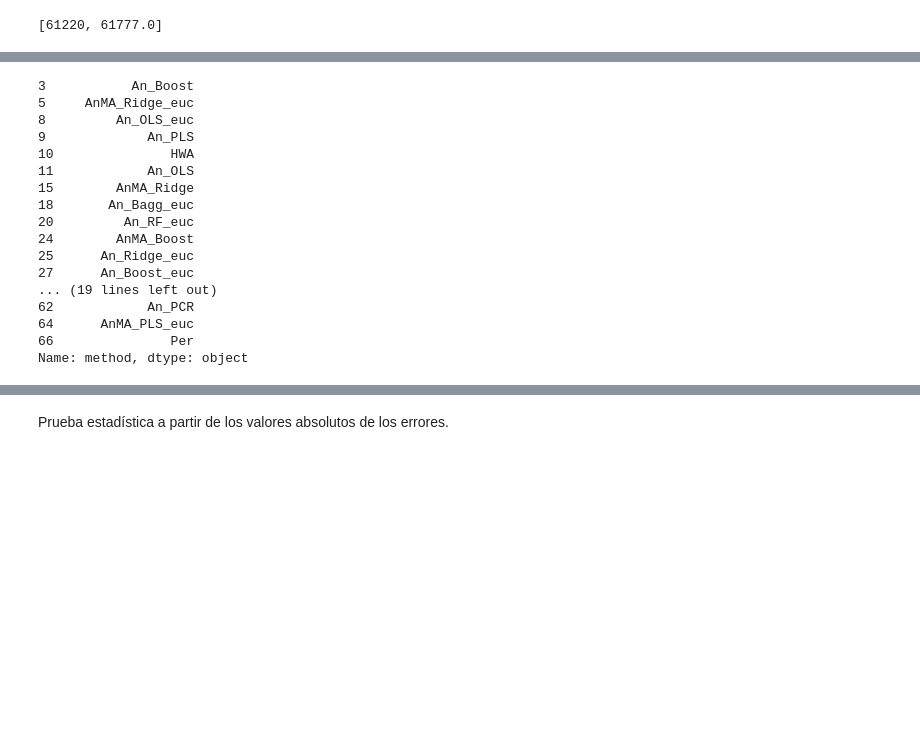
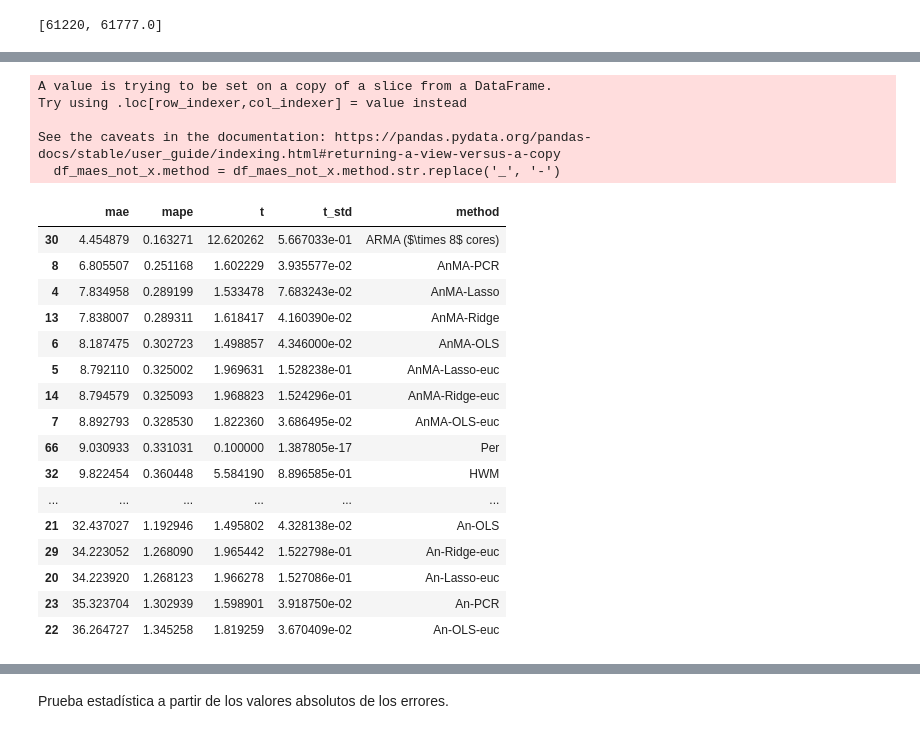
Before and after one commit to urieliram/analog, a Jupyter notebook: test2.ipynb, the cells around one changed output, grey strips where cells are left out. Saved outputs shown, nothing was run; the diff lists cells and outputs as text; code cells hidden in the pictures; blank space fills up the shorter version.

```diff
--- a/test2.ipynb
+++ b/test2.ipynb
@@ -371,20 +356,40 @@ df_maes_not_x = df_maes[~df_maes.method.str.contains('X')]
+# %%
+df_maes_not_x = df_maes[~df_maes.method.str.contains('X')]
+
+# renaming
+df_maes_not_x.method = df_maes_not_x.method.str.replace('_', '-')
+df_maes_not_x.loc[df_maes_not_x.method == 'ARMA', 'method'] = 'ARMA ($\\times 8$ cores)'
+t = df_maes_not_x[df_maes_not_x.method.isin(['Per', 'HWM', 'HWA', 'ARMA ($\\times 8$ cores)'])]
+
+# colors
+colors = np.repeat('#000080', 34).tolist()
+colors[0] = 'orange'
+colors[8] = 'orange'
+colors[9] = 'orange'
+colors[10] = 'orange'
+# %% [output]
+A value is trying to be set on a copy of a slice from a DataFrame.
+Try using .loc[row_indexer,col_indexer] = value instead
+
+See the caveats in the documentation: https://pandas.pydata.org/pandas-docs/stable/user_guide/indexing.html#returning-a-view-versus-a-copy
+  df_maes_not_x.method = df_maes_not_x.method.str.replace('_', '-')
 # %%
-df_maes_not_x.method
+df_maes_not_x
 # %% [output]
-3           An_Boost
-5     AnMA_Ridge_euc
-8         An_OLS_euc
-9             An_PLS
-10               HWA
-11            An_OLS
-15        AnMA_Ridge
-18       An_Bagg_euc
-20         An_RF_euc
-24        AnMA_Boost
-25      An_Ridge_euc
-27      An_Boost_euc
-... (19 lines left out)
-62            An_PCR
-64      AnMA_PLS_euc
-66               Per
-Name: method, dtype: object
+|  | mae | mape | t | t_std | method |
+| 30 | 4.454879 | 0.163271 | 12.620262 | 5.667033e-01 | ARMA ($\times 8$ cores) |
+| 8 | 6.805507 | 0.251168 | 1.602229 | 3.935577e-02 | AnMA-PCR |
+| 4 | 7.834958 | 0.289199 | 1.533478 | 7.683243e-02 | AnMA-Lasso |
+| 13 | 7.838007 | 0.289311 | 1.618417 | 4.160390e-02 | AnMA-Ridge |
+| 6 | 8.187475 | 0.302723 | 1.498857 | 4.346000e-02 | AnMA-OLS |
+| 5 | 8.792110 | 0.325002 | 1.969631 | 1.528238e-01 | AnMA-Lasso-euc |
+| 14 | 8.794579 | 0.325093 | 1.968823 | 1.524296e-01 | AnMA-Ridge-euc |
+| 7 | 8.892793 | 0.328530 | 1.822360 | 3.686495e-02 | AnMA-OLS-euc |
+| 66 | 9.030933 | 0.331031 | 0.100000 | 1.387805e-17 | Per |
+| 32 | 9.822454 | 0.360448 | 5.584190 | 8.896585e-01 | HWM |
+| ... | ... | ... | ... | ... | ... |
+| 21 | 32.437027 | 1.192946 | 1.495802 | 4.328138e-02 | An-OLS |
+| 29 | 34.223052 | 1.268090 | 1.965442 | 1.522798e-01 | An-Ridge-euc |
+| 20 | 34.223920 | 1.268123 | 1.966278 | 1.527086e-01 | An-Lasso-euc |
+| 23 | 35.323704 | 1.302939 | 1.598901 | 3.918750e-02 | An-PCR |
+| 22 | 36.264727 | 1.345258 | 1.819259 | 3.670409e-02 | An-OLS-euc |
```
Also changed, not shown: parts of 18 cells of this notebook.
